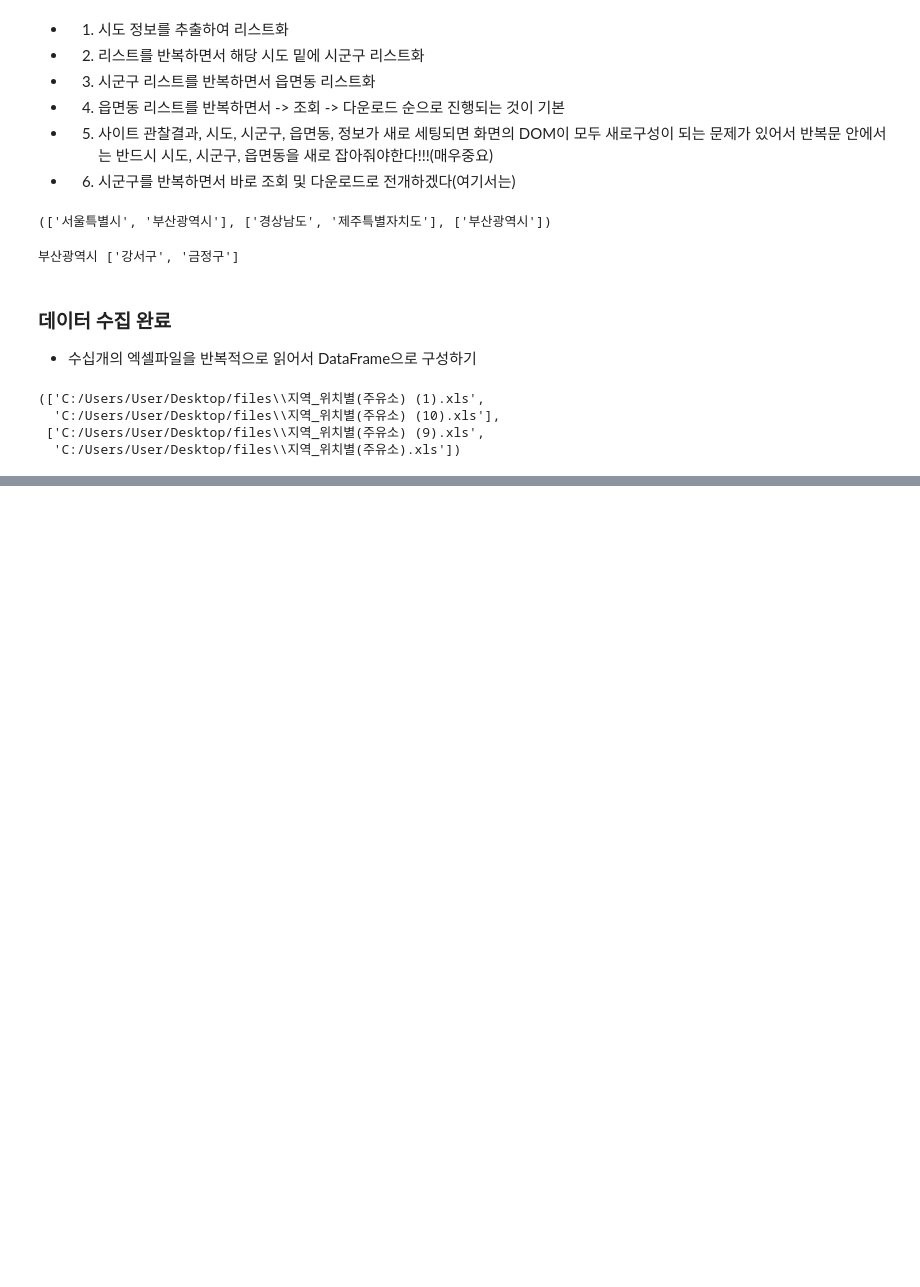
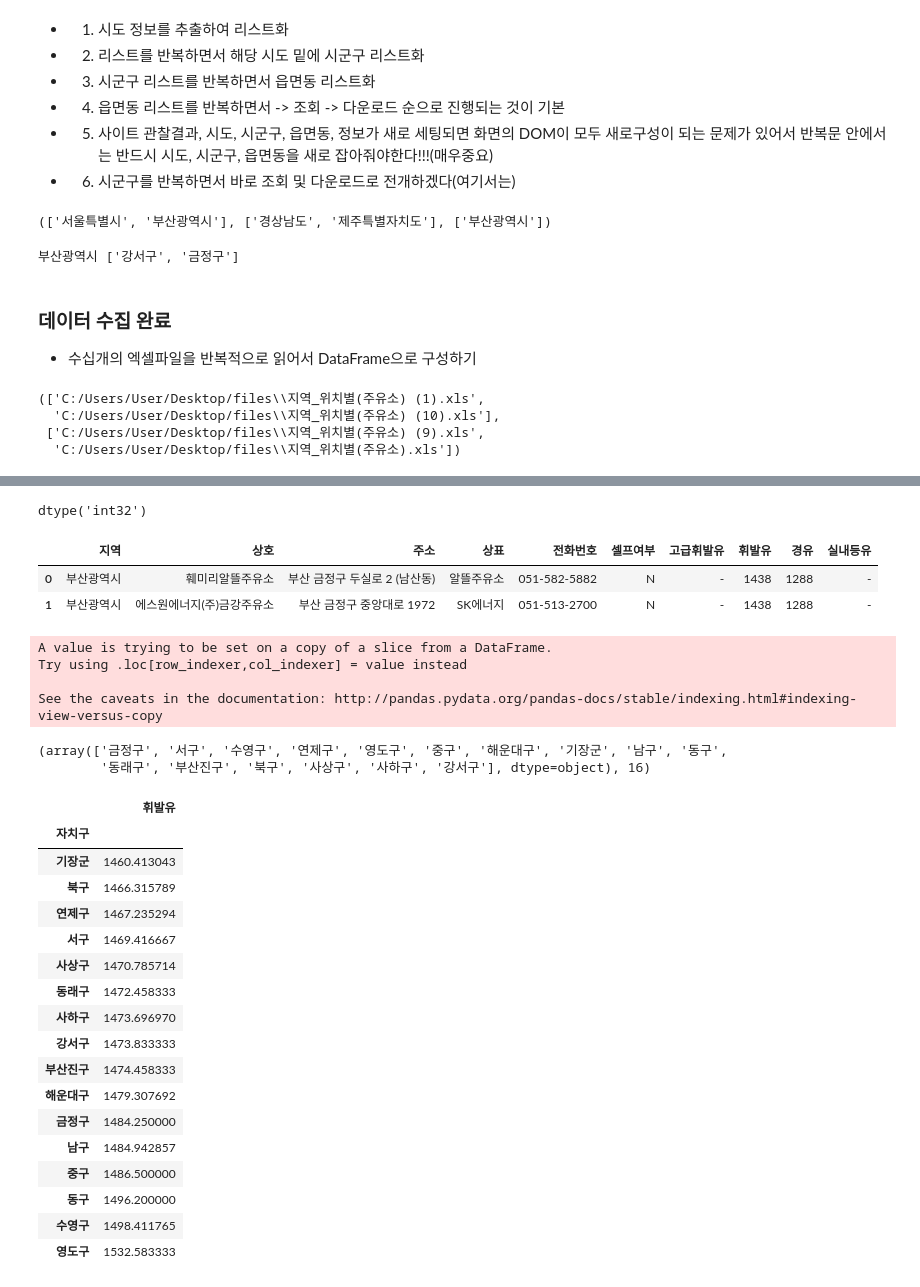
Before and after one commit to JeongsuMoon1/py_projects, a Jupyter notebook: analysis/crawling/데이터획득_level4_crawling_opinet_final.ipynb, the cells around one changed output, grey strips where cells are left out. Drawn from its saved outputs; the diff is of its cells as text; code cells hidden in the pictures; blank space fills up the shorter version.

```diff
--- a/analysis/crawling/데이터획득_level4_crawling_opinet_final.ipynb
+++ b/analysis/crawling/데이터획득_level4_crawling_opinet_final.ipynb
@@ -110,0 +171,47 @@ st_raw
+# %%
+st_raw_price_exist['휘발유'].dtypes
+# %% [output]
+dtype('int32')
+# %%
+st_raw_price_exist.head(2)
+# %% [output]
+|  | 지역 | 상호 | 주소 | 상표 | 전화번호 | 셀프여부 | 고급휘발유 | 휘발유 | 경유 | 실내등유 |
+| 0 | 부산광역시 | 훼미리알뜰주유소 | 부산 금정구 두실로 2 (남산동) | 알뜰주유소 | 051-582-5882 | N | - | 1438 | 1288 | - |
+| 1 | 부산광역시 | 에스원에너지(주)금강주유소 | 부산 금정구 중앙대로 1972 | SK에너지 | 051-513-2700 | N | - | 1438 | 1288 | - |
+# %%
+tmp_gu = st_raw_price_exist['주소'].apply( lambda x: x.split()[1])  # 주소가 하나하나 넘어온다
+st_raw_price_exist['자치구'] = tmp_gu
+# %% [output]
+A value is trying to be set on a copy of a slice from a DataFrame.
+Try using .loc[row_indexer,col_indexer] = value instead
+
+See the caveats in the documentation: http://pandas.pydata.org/pandas-docs/stable/indexing.html#indexing-view-versus-copy
+# %%
+# 부산의 총 자치구 중복성 검사, 16개 확인 완료
+st_raw_price_exist['자치구'].unique(), len(st_raw_price_exist['자치구'].unique())
+# %% [output]
+(array(['금정구', '서구', '수영구', '연제구', '영도구', '중구', '해운대구', '기장군', '남구', '동구',
+        '동래구', '부산진구', '북구', '사상구', '사하구', '강서구'], dtype=object), 16)
+# %%
+st_raw_gasoline = pd.pivot_table( st_raw_price_exist, index='자치구' ) # 평균 휘발유 값으로 들어온다
+# %%
+st_raw_gasoline.sort_values(by='휘발유')
+# %% [output]
+|  | 휘발유 |
+| 자치구 |  |
+| 기장군 | 1460.413043 |
+| 북구 | 1466.315789 |
+| 연제구 | 1467.235294 |
+| 서구 | 1469.416667 |
+| 사상구 | 1470.785714 |
+| 동래구 | 1472.458333 |
+| 사하구 | 1473.696970 |
+| 강서구 | 1473.833333 |
+| 부산진구 | 1474.458333 |
+| 해운대구 | 1479.307692 |
+| 금정구 | 1484.250000 |
+| 남구 | 1484.942857 |
+| 중구 | 1486.500000 |
+| 동구 | 1496.200000 |
+| 수영구 | 1498.411765 |
+| 영도구 | 1532.583333 |
```
Also changed, not shown: parts of 22 cells of this notebook, 12 other files.
